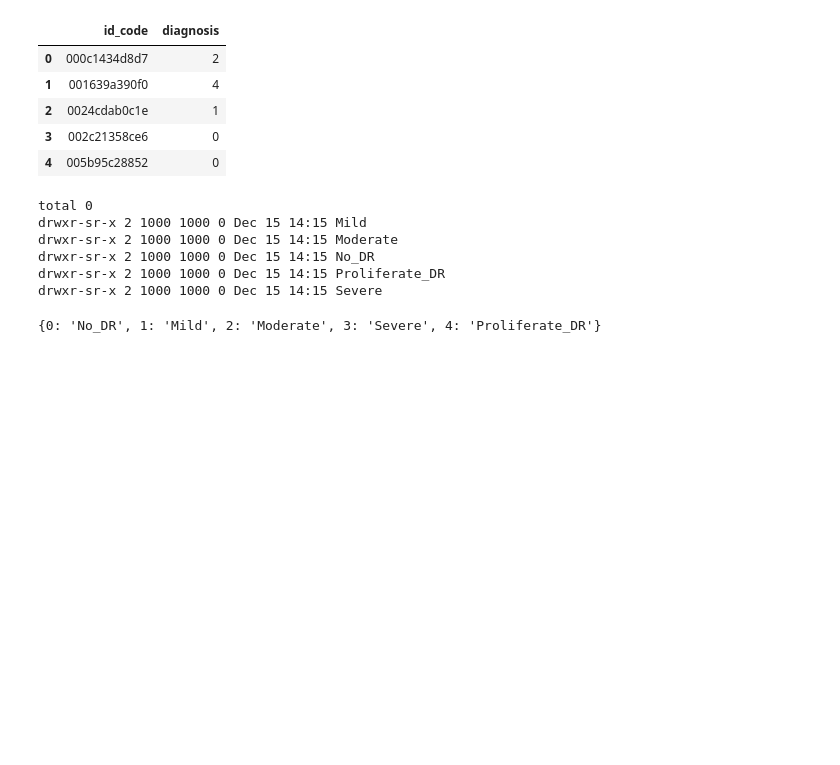
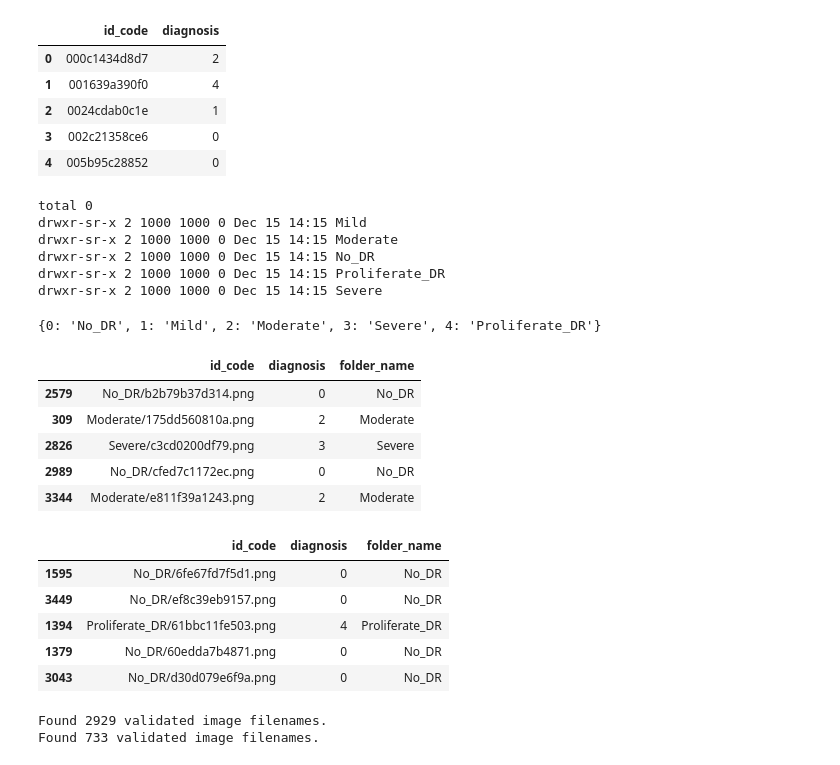
Before and after one commit to SeljukInci/Team2_DiabeticRetinopathy, a Jupyter notebook: Team2_DiabeticRetinopathy.ipynb, the cells around one changed output. Drawn from its saved outputs; the diff is of its cells as text; code cells hidden in the pictures; blank space fills up the shorter version.

```diff
--- a/Team2_DiabeticRetinopathy.ipynb
+++ b/Team2_DiabeticRetinopathy.ipynb
@@ -70,0 +90,49 @@ print(diagnosis_map)
+# %%
+train_df = pd.DataFrame({'id_code': x_train, 'diagnosis': y_train})
+val_df = pd.DataFrame({'id_code': x_test, 'diagnosis': y_test})
+
+train_df['folder_name'] = train_df['diagnosis'].map(diagnosis_map)
+val_df['folder_name'] = val_df['diagnosis'].map(diagnosis_map)
+
+# Construct the relative path to the image files within data_dir
+train_df['id_code'] = train_df['folder_name'] + '/' + train_df['id_code'] + '.png'
+val_df['id_code'] = val_df['folder_name'] + '/' + val_df['id_code'] + '.png'
+
+display(train_df.head())
+display(val_df.head())
+# %% [output]
+|  | id_code | diagnosis | folder_name |
+| 2579 | No_DR/b2b79b37d314.png | 0 | No_DR |
+| 309 | Moderate/175dd560810a.png | 2 | Moderate |
+| 2826 | Severe/c3cd0200df79.png | 3 | Severe |
+| 2989 | No_DR/cfed7c1172ec.png | 0 | No_DR |
+| 3344 | Moderate/e811f39a1243.png | 2 | Moderate |
+|  | id_code | diagnosis | folder_name |
+| 1595 | No_DR/6fe67fd7f5d1.png | 0 | No_DR |
+| 3449 | No_DR/ef8c39eb9157.png | 0 | No_DR |
+| 1394 | Proliferate_DR/61bbc11fe503.png | 4 | Proliferate_DR |
+| 1379 | No_DR/60edda7b4871.png | 0 | No_DR |
+| 3043 | No_DR/d30d079e6f9a.png | 0 | No_DR |
+# %%
+train_generator = train_datagen.flow_from_dataframe(
+    train_df,
+    directory=data_dir,
+    x_col='id_code',
+    y_col='diagnosis',
+    target_size=(img_size, img_size),
+    batch_size=batch_size,
+    class_mode='raw'
+)
+
+validation_generator = val_datagen.flow_from_dataframe(
+    val_df,
+    directory=data_dir,
+    x_col='id_code',
+    y_col='diagnosis',
+    target_size=(img_size, img_size),
+    batch_size=batch_size,
+    class_mode='raw'
+)
+# %% [output]
+Found 2929 validated image filenames.
+Found 733 validated image filenames.
```
Also changed, not shown: parts of 1 cell of this notebook.
